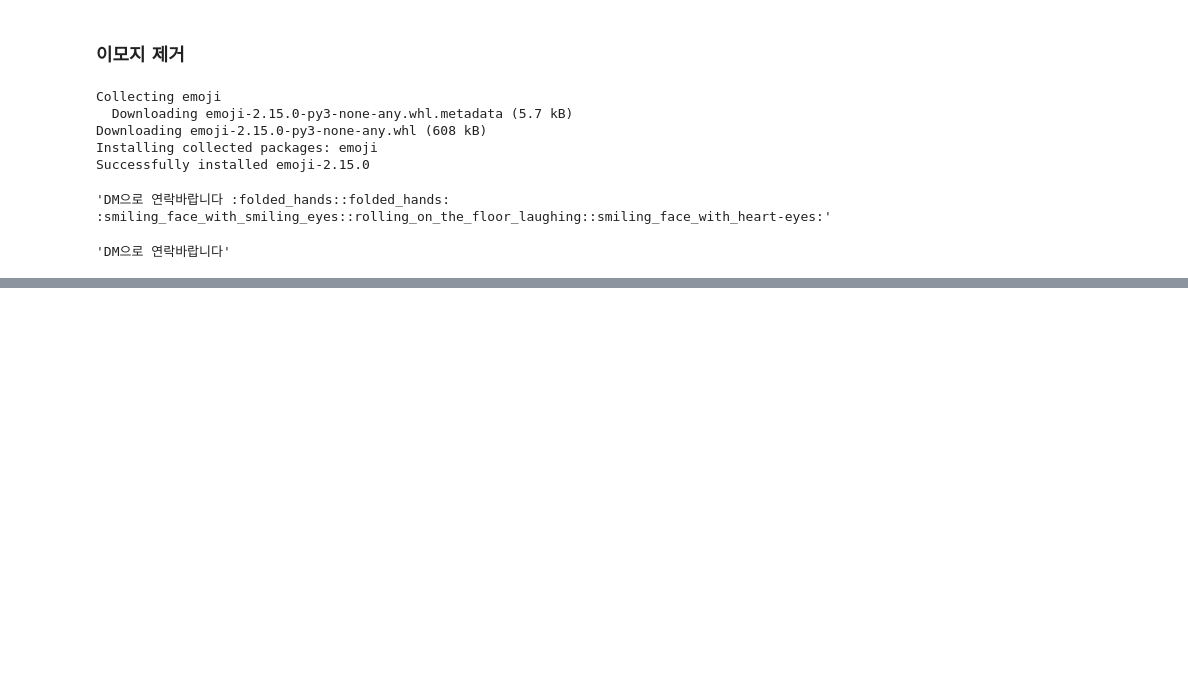
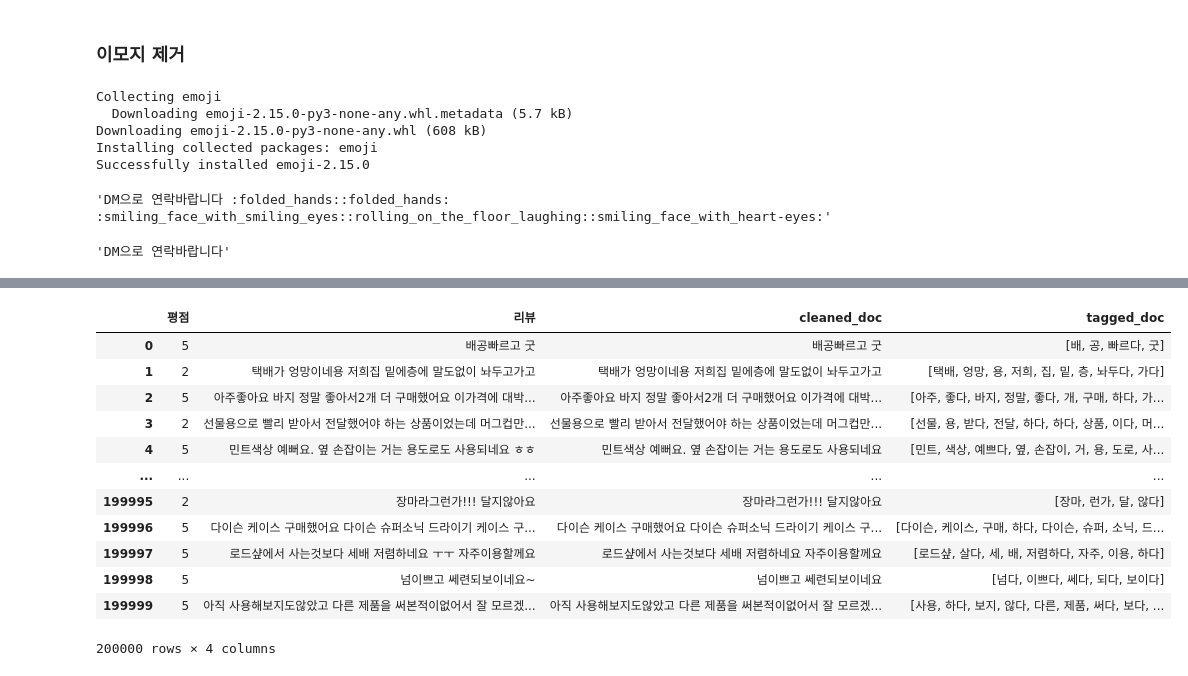
Before and after one commit to gph05010/Daily-Study-Log-TextMining, a Jupyter notebook: TextMining/ex02_상품_리뷰_데이터_감성_분석.ipynb, the cells around one changed output, grey strips where cells are left out. Saved outputs shown, nothing was run; the diff lists cells and outputs as text; code cells hidden in the pictures; blank space fills up the shorter version.

```diff
--- a/TextMining/ex02_상품_리뷰_데이터_감성_분석.ipynb
+++ b/TextMining/ex02_상품_리뷰_데이터_감성_분석.ipynb
@@ -175,0 +300,15 @@ emoji.replace_emoji(temp).strip() # strip() : 뒤에 남은 띄어쓰기 제거
+# %%
+# 전체 데이터에 적용
+tagged_doc = []
+for text in tqdm(data["cleaned_doc"]) : # 모든 리뷰들을 순회
+  tagged_doc.append(pos_tagging(text)) # 형태소 분리 및 전처리된 text들
+# %%
+# df에 컬럼으로 추가
+data["tagged_doc"] = tagged_doc
+# %%
+# 전처리가 완료된 데이터를 따로 저장
+import pickle
+
+with open("./data/naver_shopping(정제 및 토큰화 완료).pkl", "wb") as f :
+  pickle.dump(data, f)
+# with를 활용하면 파일의 open 및 close를 한 번에 처리 가능
@@ -175,0 +369,24 @@ emoji.replace_emoji(temp).strip() # strip() : 뒤에 남은 띄어쓰기 제거
+# %%
+# pkl 파일 불러오기
+import pandas as pd
+import pickle
+from tqdm import tqdm
+
+with open("./data/naver_shopping(정제 및 토큰화 완료).pkl", "rb") as f :
+  data = pickle.load(f)
+# %%
+data
+# %% [output]
+|  | 평점 | 리뷰 | cleaned_doc | tagged_doc |
+| 0 | 5 | 배공빠르고 굿 | 배공빠르고 굿 | [배, 공, 빠르다, 굿] |
+| 1 | 2 | 택배가 엉망이네용 저희집 밑에층에 말도없이 놔두고가고 | 택배가 엉망이네용 저희집 밑에층에 말도없이 놔두고가고 | [택배, 엉망, 용, 저희, 집, 밑, 층, 놔두다, 가다] |
+| 2 | 5 | 아주좋아요 바지 정말 좋아서2개 더 구매했어요 이가격에 대박... | 아주좋아요 바지 정말 좋아서2개 더 구매했어요 이가격에 대박... | [아주, 좋다, 바지, 정말, 좋다, 개, 구매, 하다, 가... |
+| 3 | 2 | 선물용으로 빨리 받아서 전달했어야 하는 상품이었는데 머그컵만... | 선물용으로 빨리 받아서 전달했어야 하는 상품이었는데 머그컵만... | [선물, 용, 받다, 전달, 하다, 하다, 상품, 이다, 머... |
+| 4 | 5 | 민트색상 예뻐요. 옆 손잡이는 거는 용도로도 사용되네요 ㅎㅎ | 민트색상 예뻐요. 옆 손잡이는 거는 용도로도 사용되네요 | [민트, 색상, 예쁘다, 옆, 손잡이, 거, 용, 도로, 사... |
+| ... | ... | ... | ... | ... |
+| 199995 | 2 | 장마라그런가!!! 달지않아요 | 장마라그런가!!! 달지않아요 | [장마, 런가, 달, 않다] |
+| 199996 | 5 | 다이슨 케이스 구매했어요 다이슨 슈퍼소닉 드라이기 케이스 구... | 다이슨 케이스 구매했어요 다이슨 슈퍼소닉 드라이기 케이스 구... | [다이슨, 케이스, 구매, 하다, 다이슨, 슈퍼, 소닉, 드... |
+| 199997 | 5 | 로드샾에서 사는것보다 세배 저렴하네요 ㅜㅜ 자주이용할께요 | 로드샾에서 사는것보다 세배 저렴하네요 자주이용할께요 | [로드샾, 살다, 세, 배, 저렴하다, 자주, 이용, 하다] |
+| 199998 | 5 | 넘이쁘고 쎄련되보이네요~ | 넘이쁘고 쎄련되보이네요 | [넘다, 이쁘다, 쎄다, 되다, 보이다] |
+| 199999 | 5 | 아직 사용해보지도않았고 다른 제품을 써본적이없어서 잘 모르겠... | 아직 사용해보지도않았고 다른 제품을 써본적이없어서 잘 모르겠... | [사용, 하다, 보지, 않다, 다른, 제품, 써다, 보다, ... |
+200000 rows × 4 columns
```
Also changed, not shown: parts of 45 cells of this notebook.
